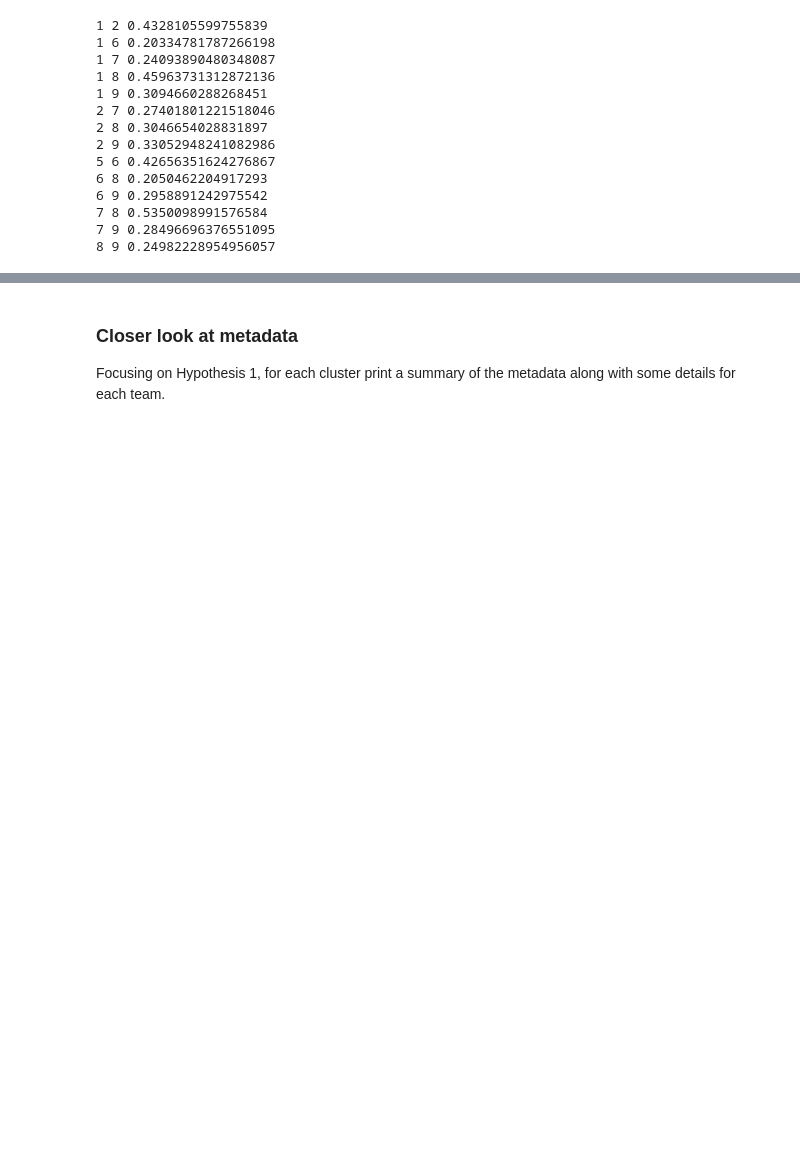
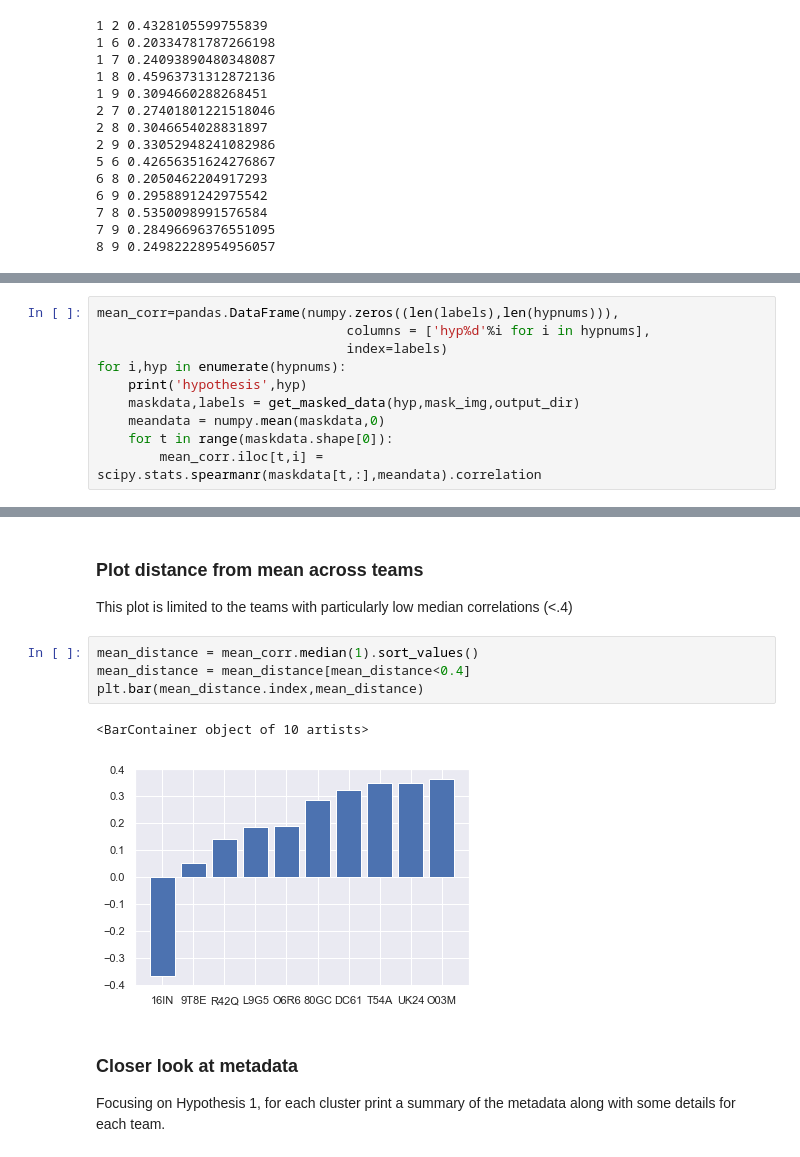
Before and after one commit to poldrack/narps, a Jupyter notebook: analysis/AnalyzeMaps.ipynb, the cells around one changed output, grey strips where cells are left out. Cells and saved outputs as stored; diff of their text form; blank space fills up the shorter version.

Commit message:
added distance to mean analysis

```diff
--- a/analysis/AnalyzeMaps.ipynb
+++ b/analysis/AnalyzeMaps.ipynb
@@ -400,0 +403,10 @@ for i,j in enumerate(hypnums):
+# %%
+mean_corr=pandas.DataFrame(numpy.zeros((len(labels),len(hypnums))),
+                                columns = ['hyp%d'%i for i in hypnums],
+                                index=labels)
+for i,hyp in enumerate(hypnums):
+    print('hypothesis',hyp)
+    maskdata,labels = get_masked_data(hyp,mask_img,output_dir)
+    meandata = numpy.mean(maskdata,0)
+    for t in range(maskdata.shape[0]):
+        mean_corr.iloc[t,i] = scipy.stats.spearmanr(maskdata[t,:],meandata).correlation
@@ -401,3 +434,14 @@ for i,j in enumerate(hypnums):
+# %% [markdown]
+### Plot distance from mean across teams
+
+This plot is limited to the teams with particularly low median correlations (<.4)
+# %%
+mean_distance = mean_corr.median(1).sort_values()
+mean_distance = mean_distance[mean_distance<0.4]
+plt.bar(mean_distance.index,mean_distance)
+# %% [output]
+<BarContainer object of 10 artists>
+[figure, added]
 # %% [markdown]
 ### Closer look at metadata
 
```
Also changed, not shown: parts of 4 cells of this notebook.
